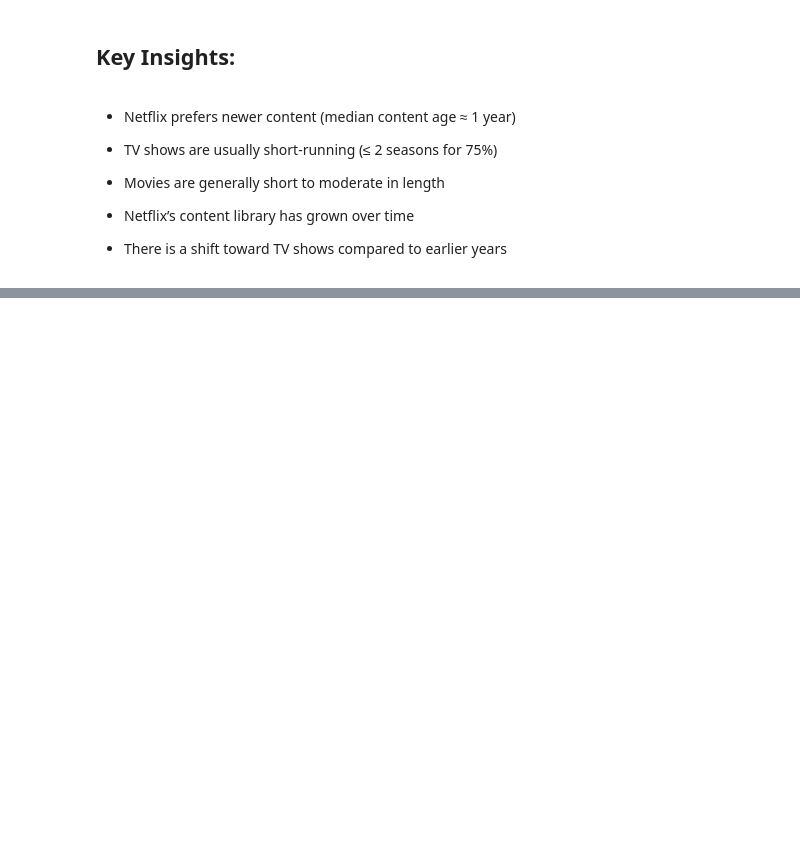
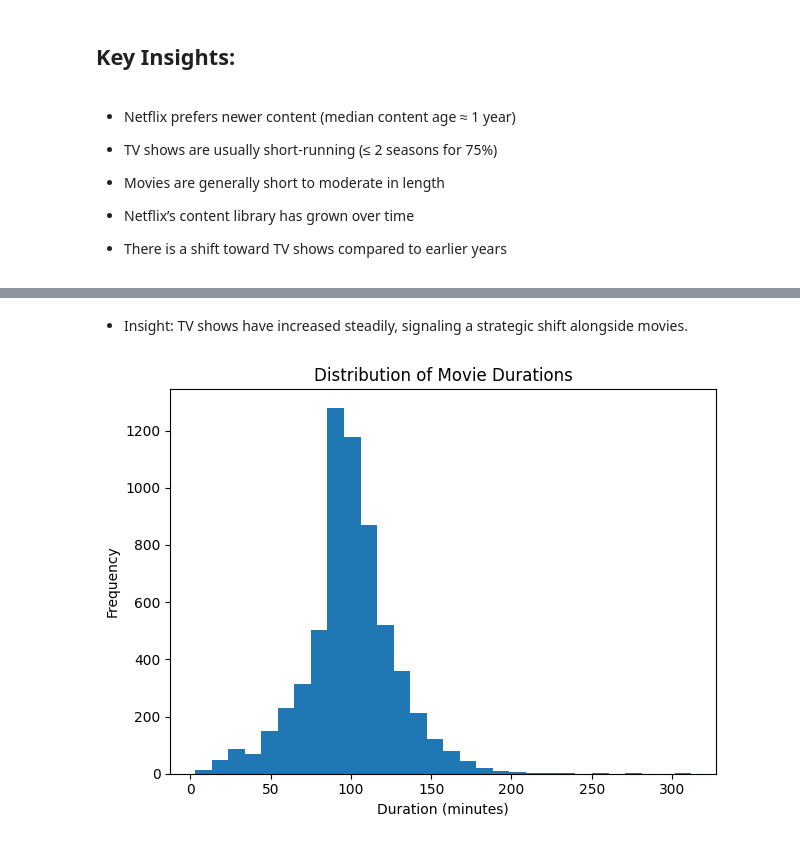
Before and after one commit to itsaramn/Streaming-Platform-Content-Strategy-Analysis, a Jupyter notebook: netflix_analysis.ipynb, the cells around one changed output, grey strips where cells are left out. Saved outputs shown, nothing was run; the diff lists cells and outputs as text; code cells hidden in the pictures; blank space fills up the shorter version.

```diff
--- a/netflix_analysis.ipynb
+++ b/netflix_analysis.ipynb
@@ -541,0 +567,11 @@ df.rename(columns={'ismovie':'is_movie'})
+# %% [markdown]
+- Insight: TV shows have increased steadily, signaling a strategic shift alongside movies.
+# %%
+df[df['is_movie'] == 1]['duration_minutes'].plot(kind='hist', bins=30)
+plt.title('Distribution of Movie Durations')
+plt.xlabel('Duration (minutes)')
+plt.ylabel('Frequency')
+plt.tight_layout()
+plt.show()
+# %% [output]
+[figure, added]
```
Also changed, not shown: parts of 12 cells of this notebook.
